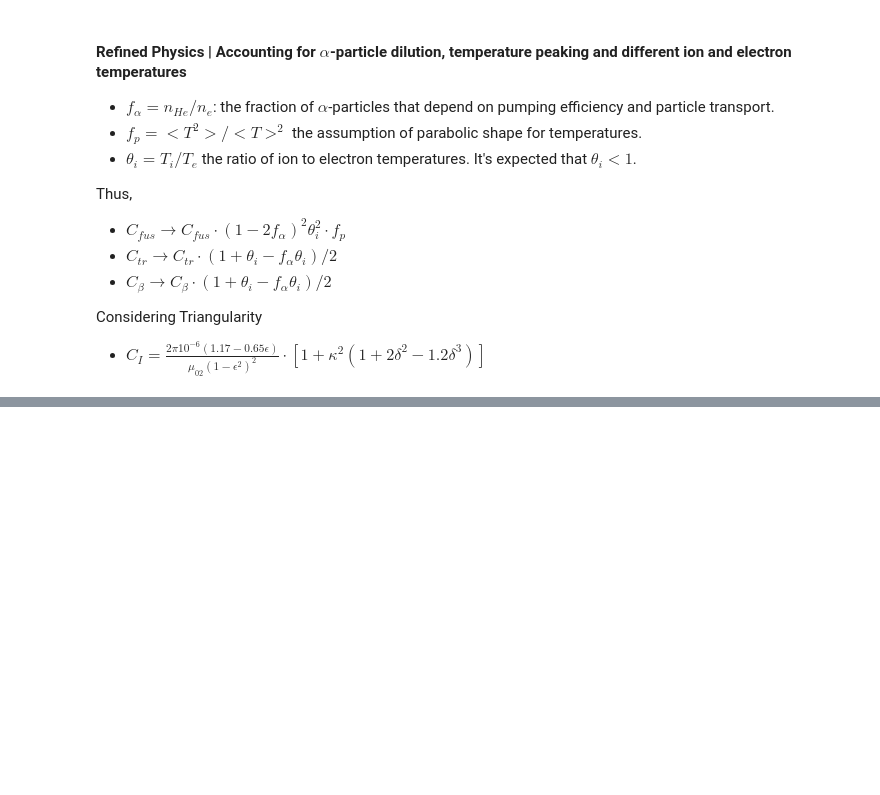
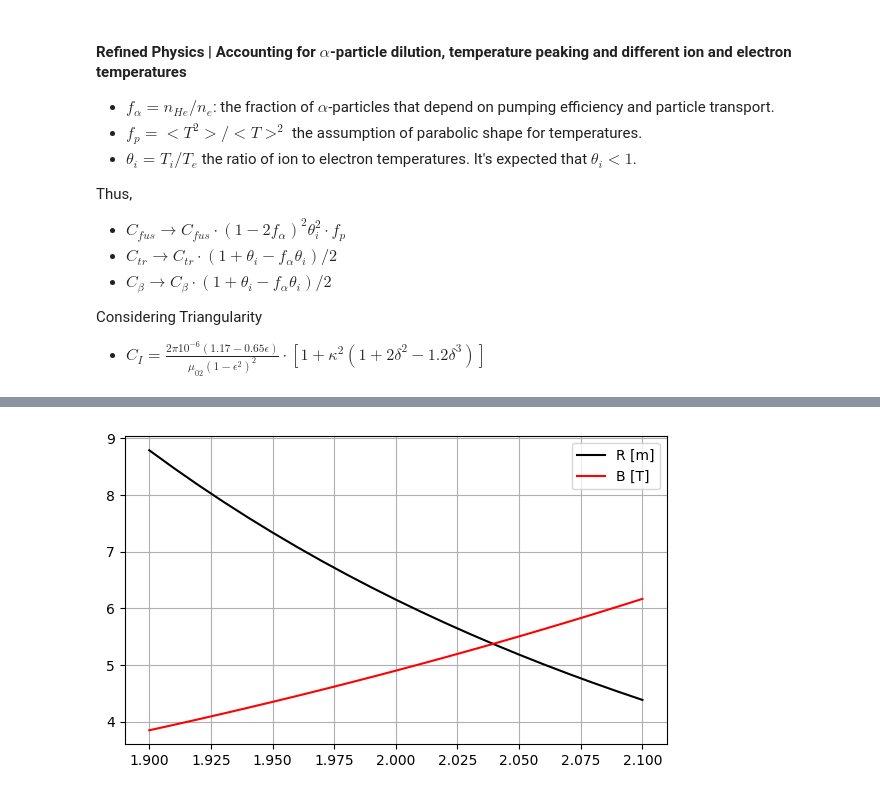
Before and after one commit to Chinnasf/Physics, a Jupyter notebook: TOKAMAKS/CEA/Scaling Law -- Reduced Parameters.ipynb, the cells around one changed output, grey strips where cells are left out. Cells and saved outputs as stored; diff of their text form; code cells hidden in the pictures; blank space fills up the shorter version.

```diff
--- a/TOKAMAKS/CEA/Scaling Law -- Reduced Parameters.ipynb
+++ b/TOKAMAKS/CEA/Scaling Law -- Reduced Parameters.ipynb
@@ -238,0 +255,3 @@ plt.grid(alpha=0.5);
+# %%
+matlab_sol = pd.read_csv("data/MATLAB_vals.csv", index_col=None)
+matlab_sol.head()
@@ -238,0 +265,8 @@ plt.grid(alpha=0.5);
+# %%
+plt.figure(figsize=(7,4))
+plt.plot(matlab_sol.beta_n, matlab_sol.R,label="R [m]", c="k")
+plt.plot(matlab_sol.beta_n, matlab_sol.B,label="B [T]", c="r")
+plt.grid()
+plt.legend();
+# %% [output]
+[figure, added]
```
Also changed, not shown: parts of 9 cells of this notebook.
